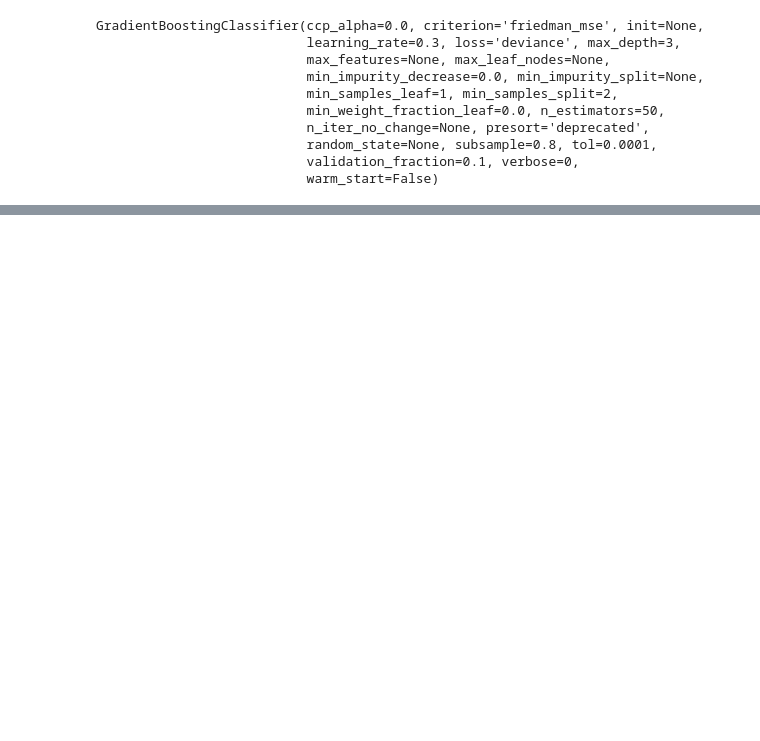
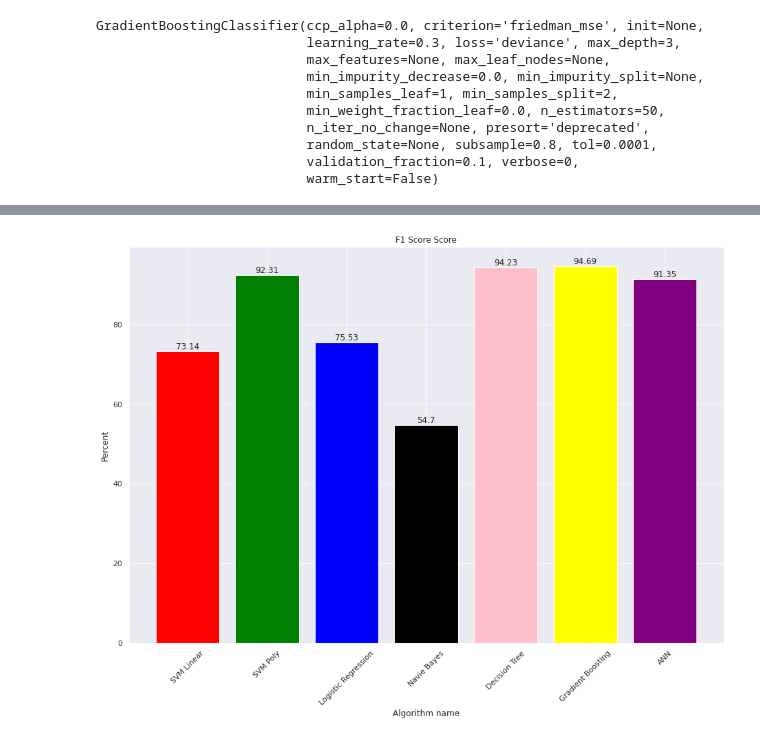
Before and after one commit to susannoo123/CS115, a Jupyter notebook: SVM_final.ipynb, the cells around one changed output, grey strips where cells are left out. Cells and saved outputs as stored; diff of their text form; code cells hidden in the pictures; blank space fills up the shorter version.

```diff
--- a/SVM_final.ipynb
+++ b/SVM_final.ipynb
@@ -1261,0 +1275,4 @@ NewPlotBarAccuracy(new_accuracy_list,'Accuracy')
+# %%
+NewPlotBarAccuracy(cal_score('F1_score',new_pred_list),'F1 Score')
+# %% [output]
+[figure, added]
```
Also changed, not shown: parts of 15 cells of this notebook.
